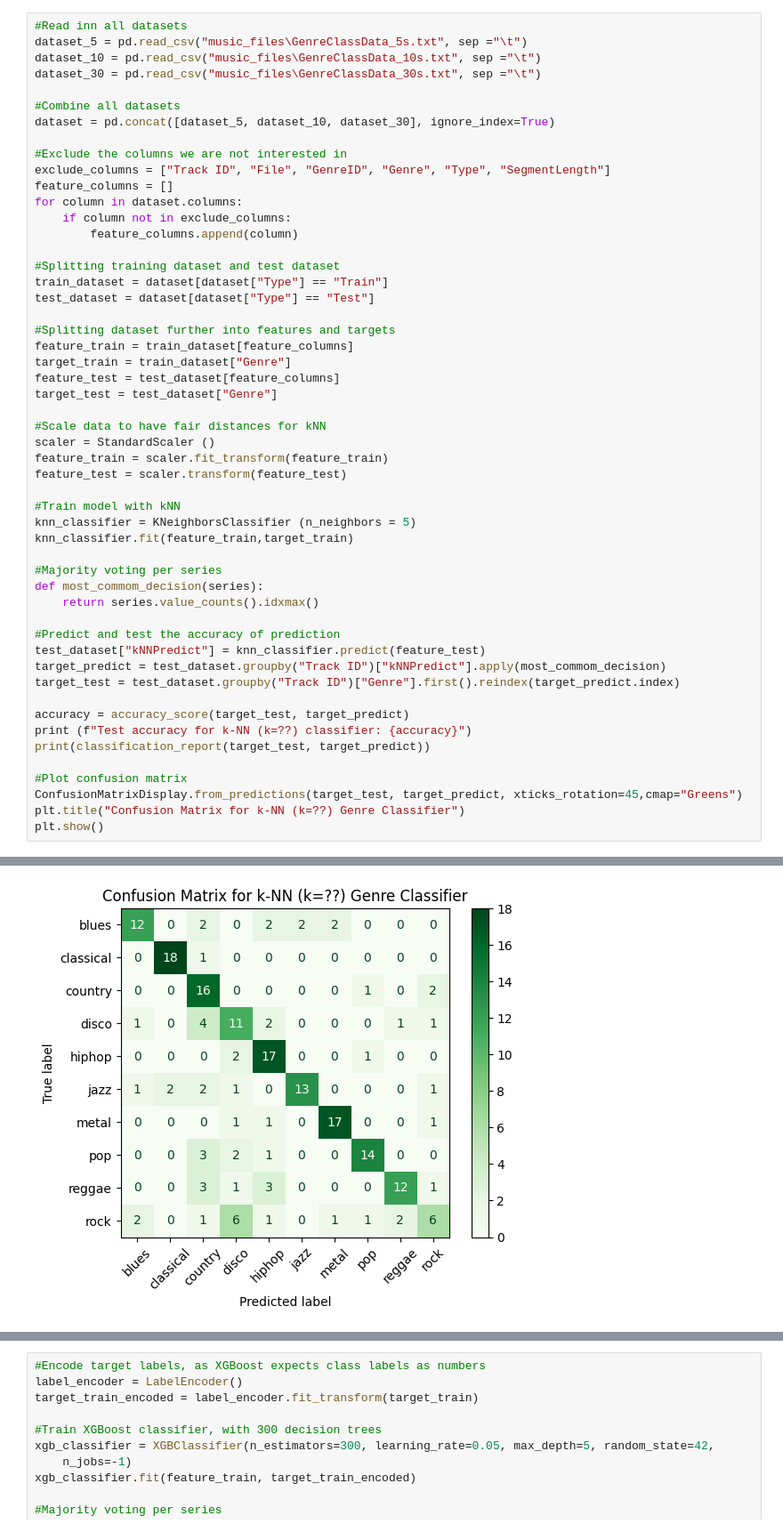
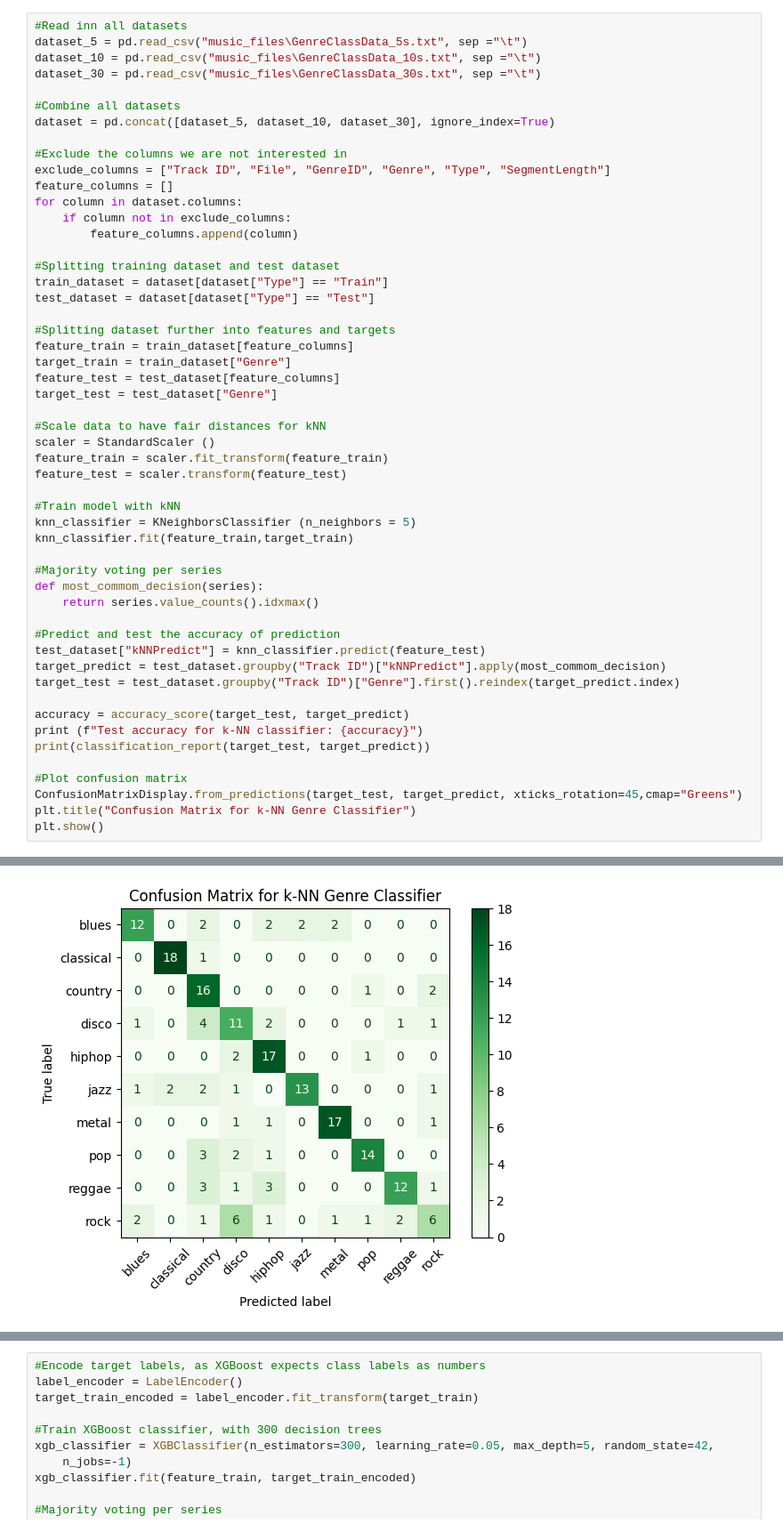
Before and after one commit to johnnynogo/TTT4275_MusicGenreClassification, a Jupyter notebook: all_tasks.ipynb, the cells around one changed output, grey strips where cells are left out. Shown at 89% size. Drawn from its saved outputs; the diff is of its cells as text.

```diff
--- a/all_tasks.ipynb
+++ b/all_tasks.ipynb
@@ -283,11 +260,11 @@ target_predict = test_dataset.groupby("Track ID")["kNNPredict"].apply(most_commo
 target_test = test_dataset.groupby("Track ID")["Genre"].first().reindex(target_predict.index)
 
 accuracy = accuracy_score(target_test, target_predict)
-print (f"Test accuracy for k-NN (k=??) classifier: {accuracy}")
+print (f"Test accuracy for k-NN classifier: {accuracy}")
 print(classification_report(target_test, target_predict))
 
 #Plot confusion matrix
 ConfusionMatrixDisplay.from_predictions(target_test, target_predict, xticks_rotation=45,cmap="Greens")
-plt.title("Confusion Matrix for k-NN (k=??) Genre Classifier")
+plt.title("Confusion Matrix for k-NN Genre Classifier")
 plt.show()
 # %% [output]
@@ -295,17 +272,17 @@ Test accuracy for k-NN (k=??) classifier: 0.6868686868686869
               precision    recall  f1-score   support
 
        blues       0.75      0.60      0.67        20
    classical       0.90      0.95      0.92        19
      country       0.50      0.84      0.63        19
        disco       0.46      0.55      0.50        20
       hiphop       0.63      0.85      0.72        20
         jazz       0.87      0.65      0.74        20
        metal       0.85      0.85      0.85        20
          pop       0.82      0.70      0.76        20
       reggae       0.80      0.60      0.69        20
         rock       0.50      0.30      0.38        20
 
     accuracy                           0.69       198
    macro avg       0.71      0.69      0.69       198
 weighted avg       0.71      0.69      0.68       198
-[figure, old version]
+[figure, new version]
```
Also changed, not shown: parts of 19 cells of this notebook.
